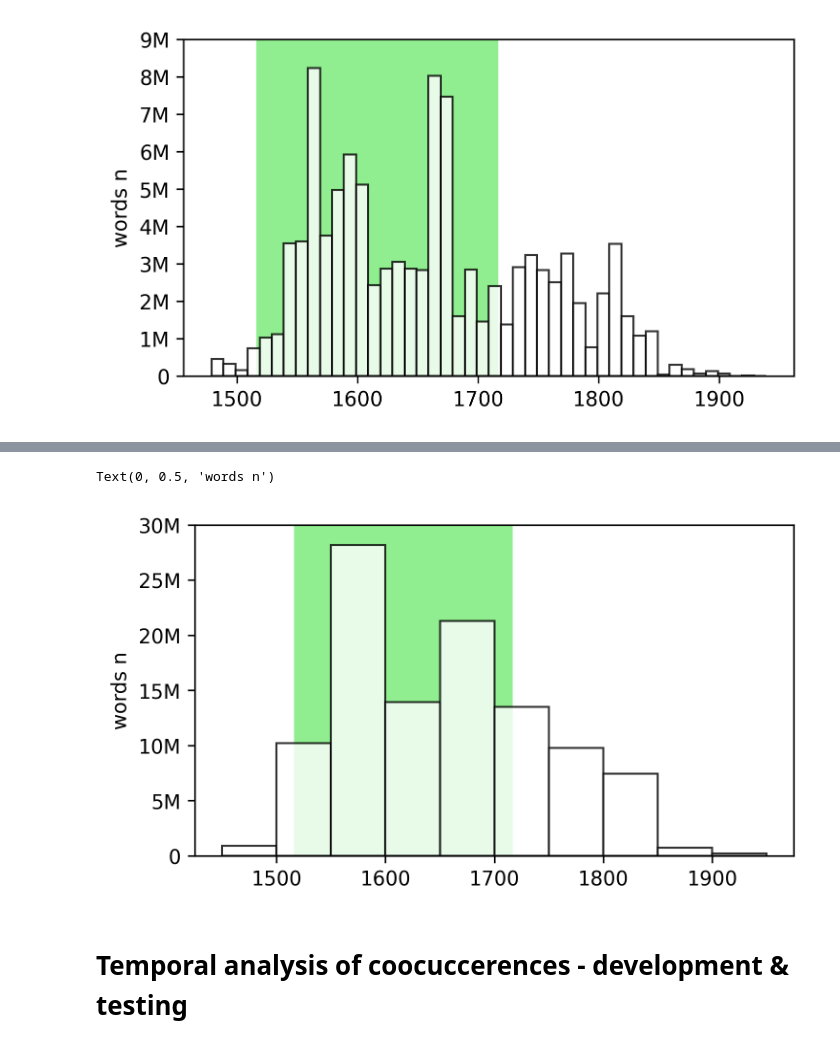
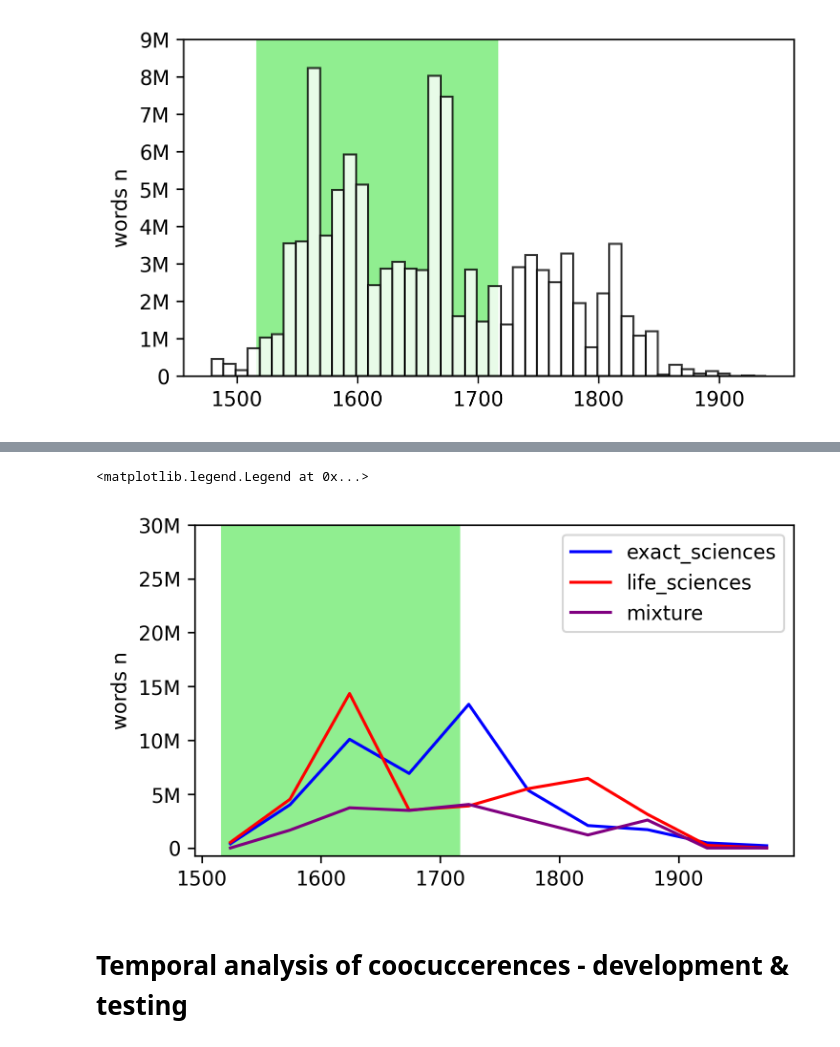
Before and after one commit to CCS-ZCU/noscemus_ETF, a Jupyter notebook: scripts/6_metadata&vocabularies-explorations.ipynb, the cells around one changed output, grey strips where cells are left out. Cells and saved outputs as stored; diff of their text form; code cells hidden in the pictures.

```diff
--- a/scripts/6_metadata&vocabularies-explorations.ipynb
+++ b/scripts/6_metadata&vocabularies-explorations.ipynb
@@ -269,18 +295,21 @@ Text(0, 0.5, 'words n')
 # %%
-data = []
-for start in range(1470,1930,10):
-    end = start + 9
-    subset = metadata_table_long[metadata_table_long["disciplines_list"].apply(lambda x: "Biology" in x)]
-    subset = subset[subset["file_year"].between(start, end)]
-    words_n = subset["words_n"].sum()
-    data.append((start, end, words_n))
-
 fig, ax = plt.subplots(figsize=(5.4, 3), dpi=300)
 
+for cl, color in zip(["exact_sciences", "life_sciences", "mixture"], ["blue", "red", "purple"]):
+    subset = metadata_table_long[metadata_table_long["science_class"]==cl]
+    data = []
+    for start in range(1470,1930,10):
+        end = start + 9
+        subset_temporal = subset[subset["file_year"].between(start, end)]
+        words_n = subset_temporal["words_n"].sum()
+        data.append((start, end, words_n))
+
+
+    ax.plot([el[1]+5 for el in data], [el[2] for el in data], label=cl, color=color) # , align='center', color="white", edgecolor="black", alpha=0.8, width=10)
 ax.axvspan(1517, 1716, color="lightgreen")
-ax.bar(x=[el[1]+5 for el in data], height=[el[2] for el in data], align='center', color="white", edgecolor="black", alpha=0.8, width=10)
 ax.set_yticks(range(0,10000000, 1000000))
 ax.set_yticklabels(["0"] + [str(el)+"M" for el in range(1,10)])
 ax.set_ylabel("words n")
-ax.set_title("Biology")
+ax.set_title("")
+ax.legend()
 # %% [output]
@@ -289,21 +318,25 @@ Text(0.5, 1.0, 'Biology')
 # %%
-data = []
-for start in range(1451,1951,50):
-    end = start + 49
-    subset = metadata_table_long[metadata_table_long["file_year"].between(start, end)]
-    words_n = subset["words_n"].sum()
-    data.append((start, end, words_n))
-
 fig, ax = plt.subplots(figsize=(5.4, 3), dpi=300)
 
+for cl, color in zip(["exact_sciences", "life_sciences", "mixture"], ["blue", "red", "purple"]):
+    subset = metadata_table_long[metadata_table_long["science_class"]==cl]
+    data = []
+    for start in range(1451,1951,50):
+        end = start + 49
+        subset_temporal = subset[subset["file_year"].between(start, end)]
+        words_n = subset_temporal["words_n"].sum()
+        data.append((start, end, words_n))
+
+    ax.plot([el[1]+24 for el in data], [el[2] for el in data], label=cl, color=color) # , align='center', color="white", edgecolor="black", alpha=0.8, width=10)
+
 ax.axvspan(1517, 1716, color="lightgreen")
-ax.bar(x=[el[0]+24 for el in data], height=[el[2] for el in data], align='center', color="white", edgecolor="black", alpha=0.8, width=50)
 ax.set_yticks(range(0,35000000, 5000000))
 ax.set_yticklabels(["0"] + [str(el)+"M" for el in range(5,35,5)])
 ax.set_ylabel("words n")
+ax.legend()
 # %% [output]
-Text(0, 0.5, 'words n')
+<matplotlib.legend.Legend at 0x...>
-[figure, old version]
+[figure, new version]
 # %%
 set_with_dataframe(noscemus_gs.add_worksheet("metadata_table_long_v3", 1,1), metadata_table_long)
 # %% [markdown]
```
Also changed, not shown: parts of 29 cells of this notebook, 1 other file.
